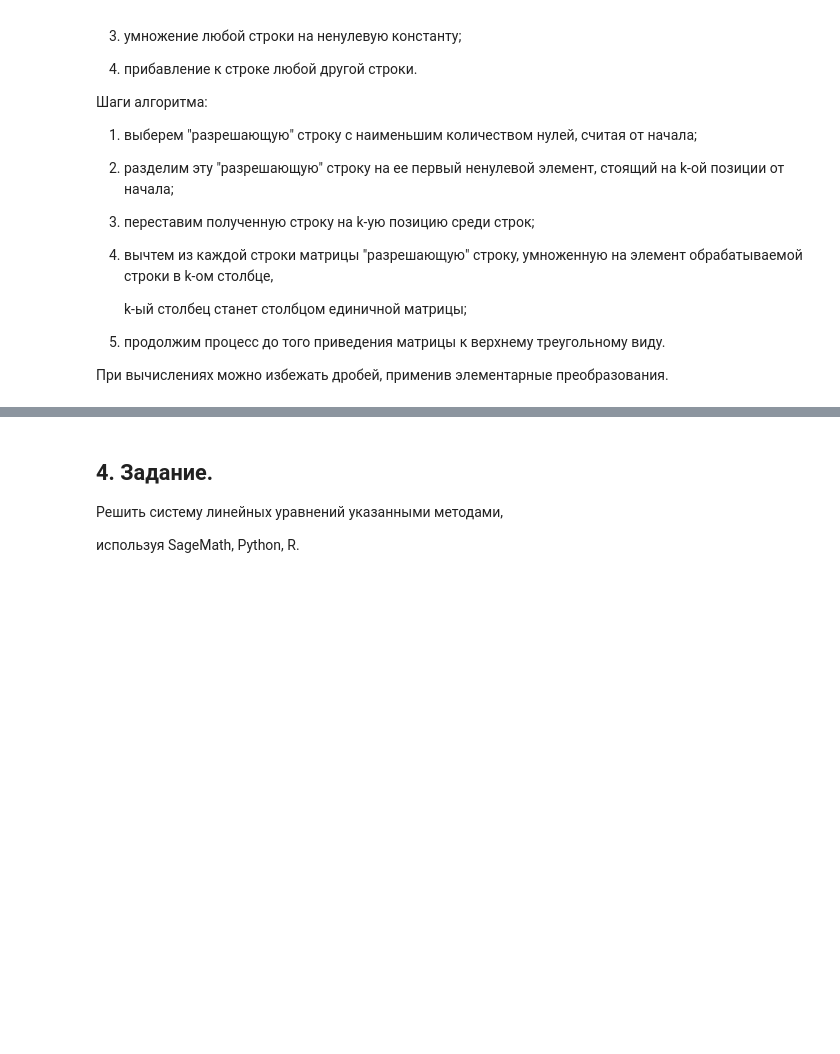
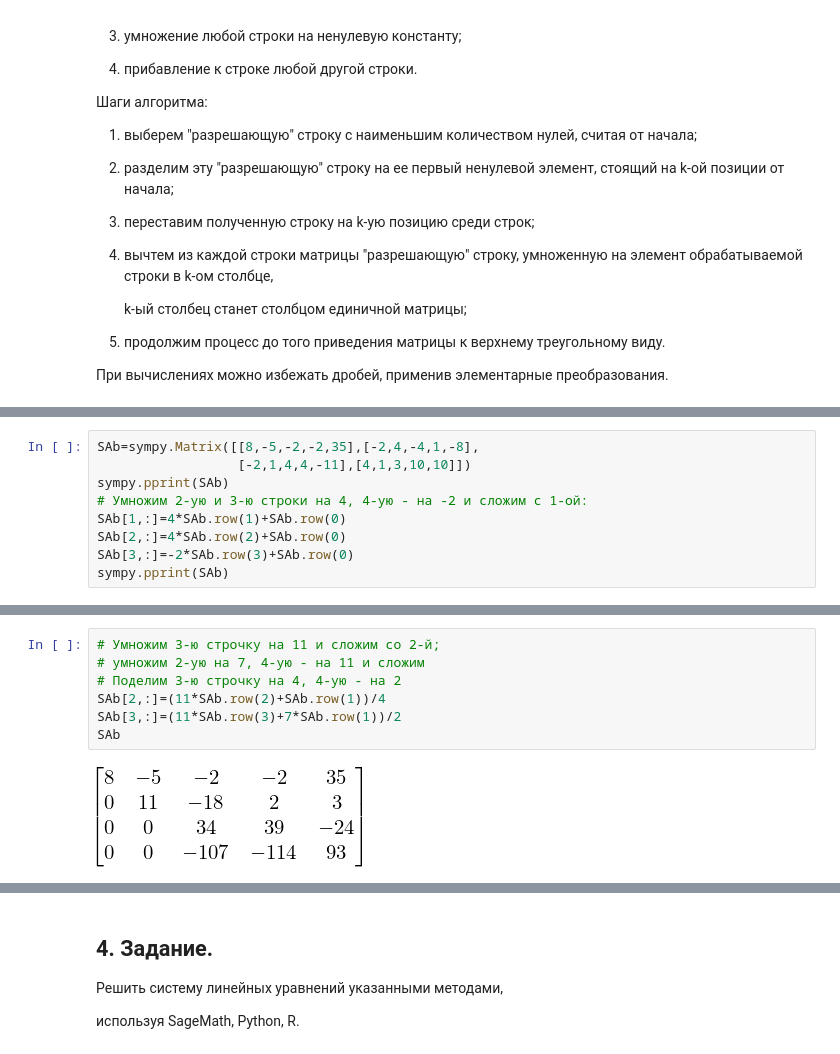
Before and after one commit to OlgaBelitskaya/linear_algebra_practice, a Jupyter notebook: work1_5.ipynb, the cells around one changed output, grey strips where cells are left out. Saved outputs shown, nothing was run; the diff lists cells and outputs as text; blank space fills up the shorter version.

```diff
--- a/work1_5.ipynb
+++ b/work1_5.ipynb
@@ -443,0 +288,9 @@ x1; x2; x3; x4
+# %%
+SAb=sympy.Matrix([[8,-5,-2,-2,35],[-2,4,-4,1,-8],
+                  [-2,1,4,4,-11],[4,1,3,10,10]])
+sympy.pprint(SAb)
+# Умножим 2-ую и 3-ю строки на 4, 4-ую - на -2 и сложим с 1-ой:
+SAb[1,:]=4*SAb.row(1)+SAb.row(0)
+SAb[2,:]=4*SAb.row(2)+SAb.row(0)
+SAb[3,:]=-2*SAb.row(3)+SAb.row(0)
+sympy.pprint(SAb)
@@ -443,0 +312,9 @@ x1; x2; x3; x4
+# %%
+# Умножим 3-ю строчку на 11 и сложим со 2-й;
+# умножим 2-ую на 7, 4-ую - на 11 и сложим
+# Поделим 3-ю строчку на 4, 4-ую - на 2
+SAb[2,:]=(11*SAb.row(2)+SAb.row(1))/4
+SAb[3,:]=(11*SAb.row(3)+7*SAb.row(1))/2
+SAb
+# %% [output]
+[figure, added]
```
Also changed, not shown: parts of 68 cells of this notebook.
